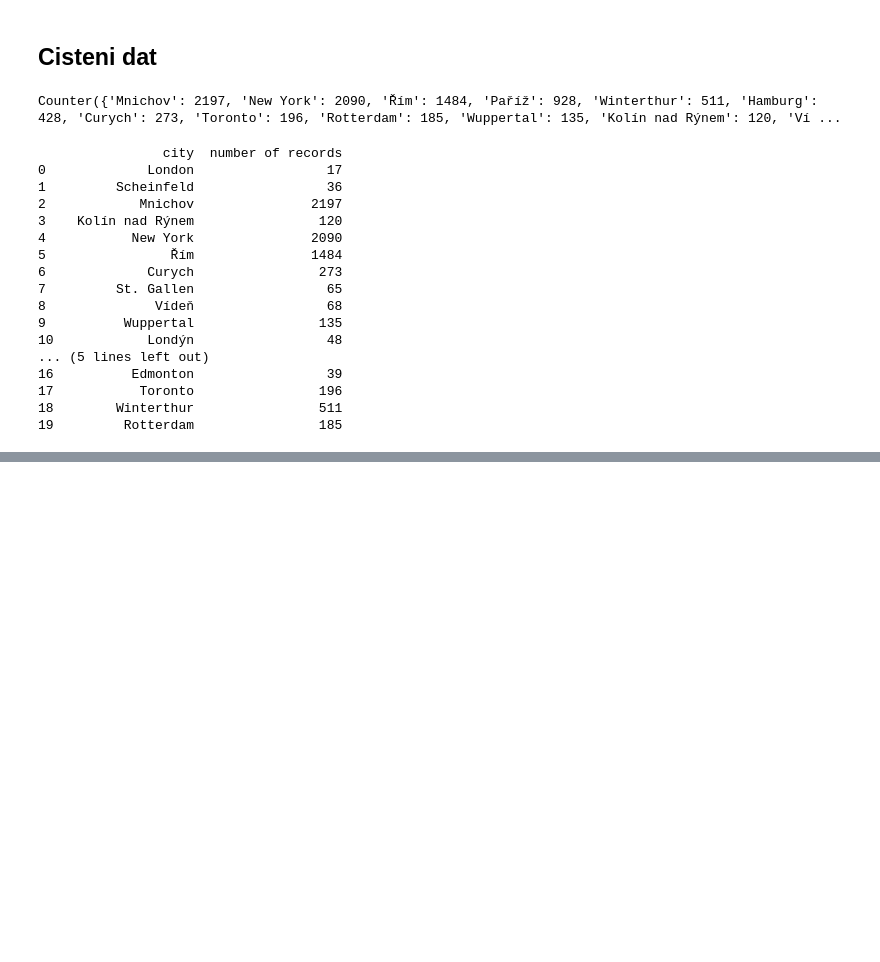
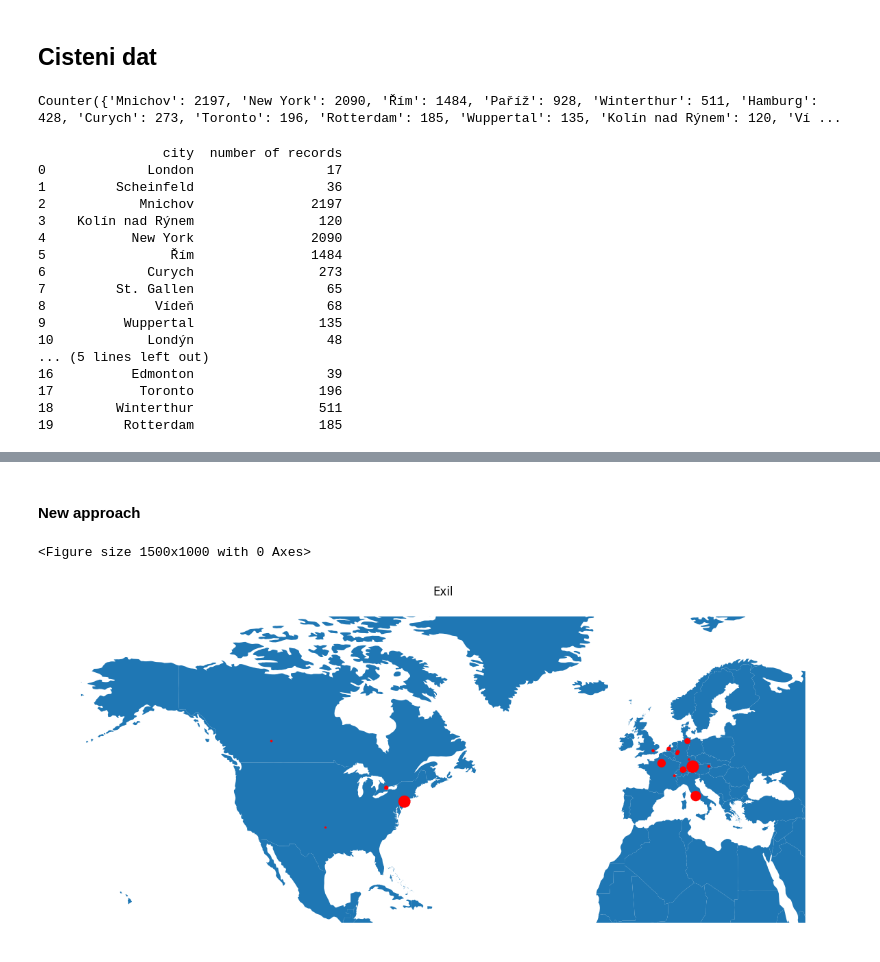
Before and after one commit to panuscha/DH-data-process, a Jupyter notebook: display_maps.ipynb, the cells around one changed output, grey strips where cells are left out. Drawn from its saved outputs; the diff is of its cells as text; code cells hidden in the pictures; blank space fills up the shorter version.

Commit message:
geopandas instead of altair
cropping map

```diff
--- a/display_maps.ipynb
+++ b/display_maps.ipynb
@@ -320,0 +234,37 @@ Note: you may need to restart the kernel to use updated packages.
+# %% [markdown]
+#### New approach
+# %%
+import geopandas as gpd
+import pandas as pd
+import matplotlib.pyplot as plt
+from shapely.geometry import Point
+
+points_df = df.copy()
+points_df['number of records'] = points_df['number of records'].apply(lambda x: x/15)
+
+# Convert the DataFrame to a GeoDataFrame
+geometry = [Point(lon, lat) for lon, lat in zip(points_df['longitude'], points_df['latitude'])]
+points_gdf = gpd.GeoDataFrame(points_df, geometry=geometry, crs="EPSG:4326")
+
+base_map_data = gpd.read_file("data/geojson/world_1960.geojson")
+
+# Define the bounding box for Europe and North America
+europe_and_north_america_bbox = [-170, 15, 45, 80]
+
+# Set the size of the plot
+plt.figure(figsize=(15,10))
+
+# Crop the base map data to include only Europe and North America
+ax = base_map_data.clip(europe_and_north_america_bbox).plot(figsize=(15,10))
+
+#ax = europe_and_north_america_map_data.plot()
+points_gdf.plot(figsize=(15,10),ax=ax, color = "red",column='number of records', markersize=points_gdf['number of records'])
+
+plt.title("Exil")
+plt.grid(False)
+ax.set_axis_off()  # Turn off the axis to remove the axis frame
+plt.savefig("plots/exil_cropped_map.png")
+plt.show()
+# %% [output]
+<Figure size 1500x1000 with 0 Axes>
+[figure, added]
```
Also changed, not shown: parts of 6 cells of this notebook, 3 other files.
